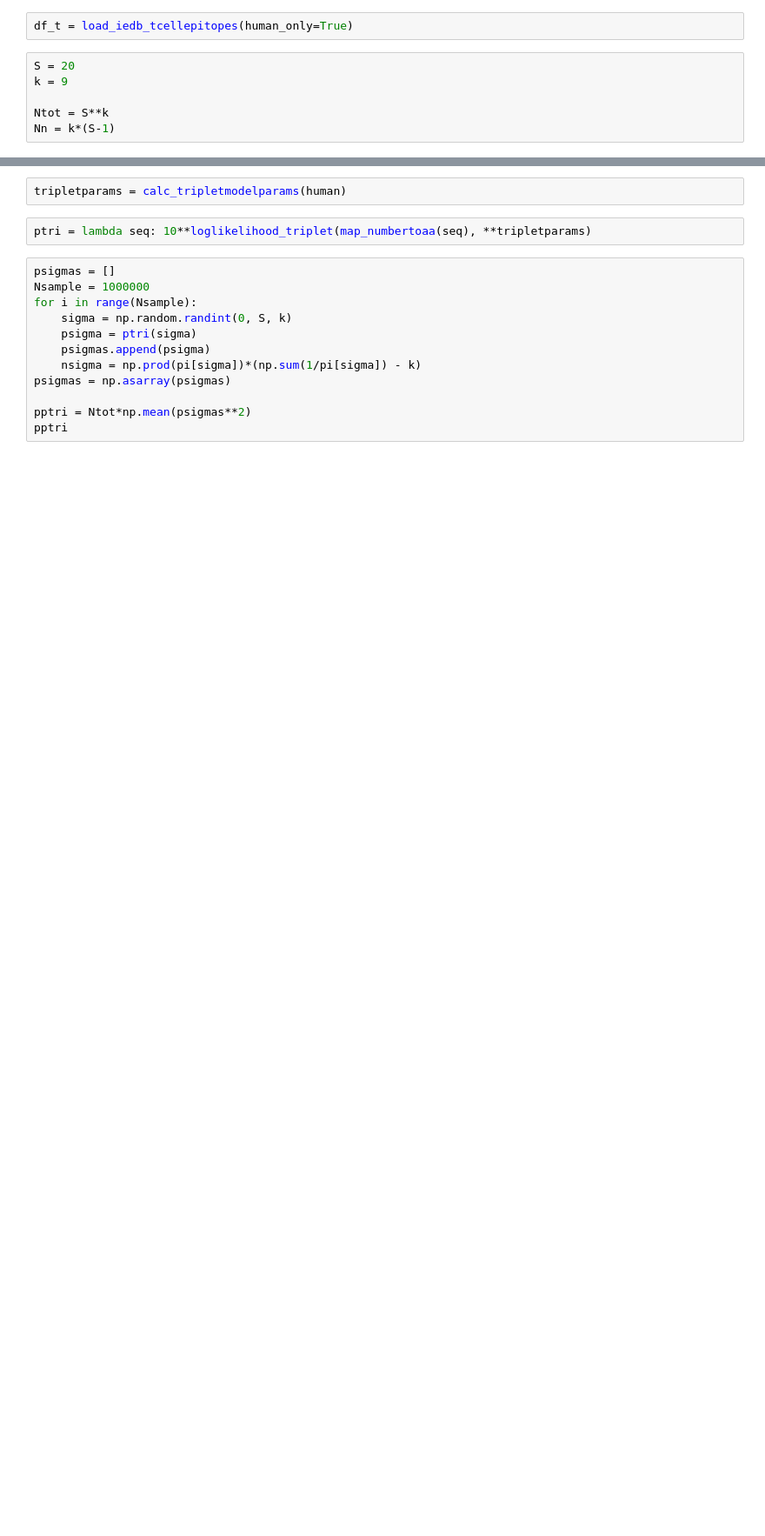
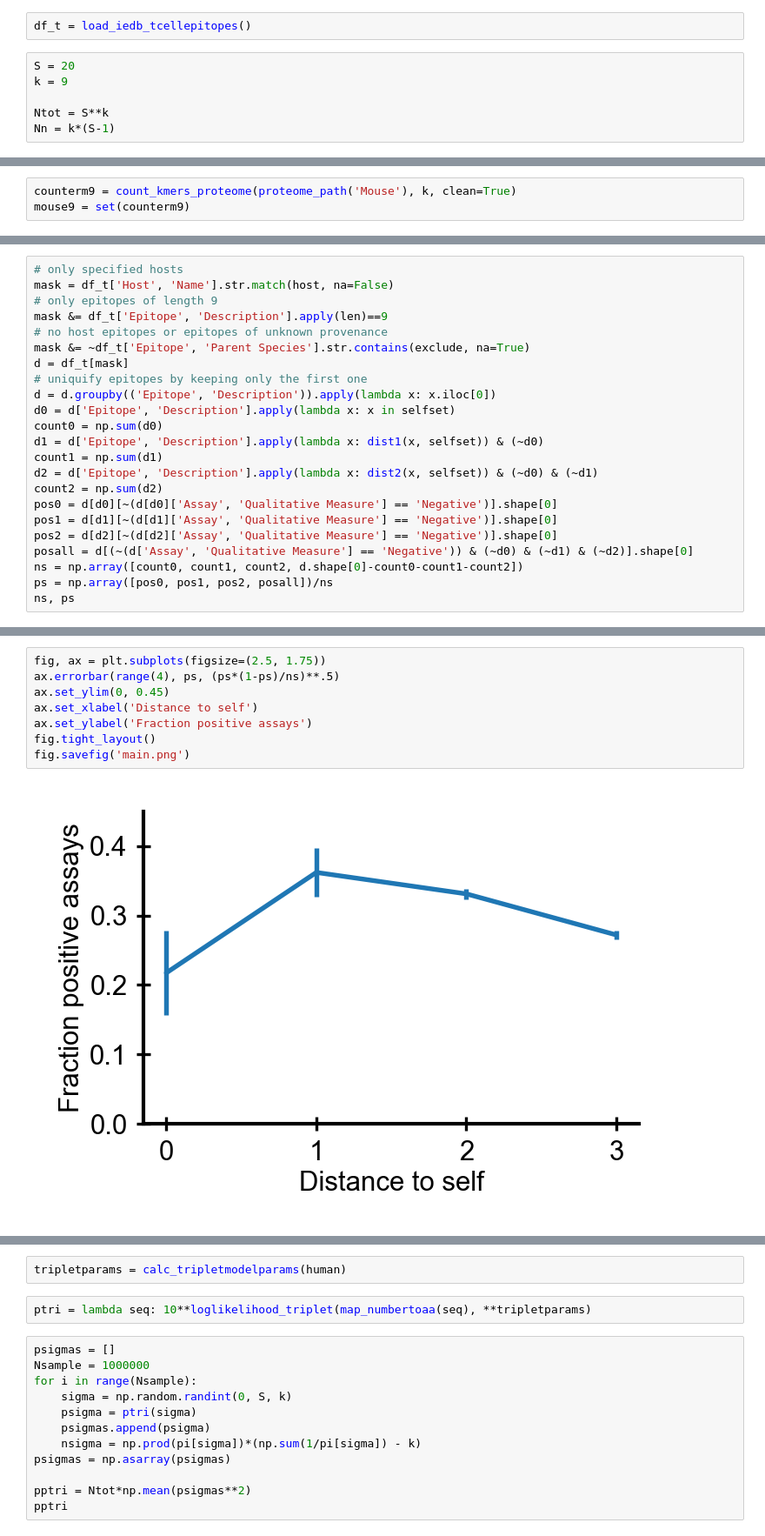
Before and after one commit to andim/peptidome, a Jupyter notebook: code/nndist/nn_analysis.ipynb, the cells around one changed output, grey strips where cells are left out. Shown: that part at 87% size. Cells and saved outputs as stored; diff of their text form; blank space fills up the shorter version.

```diff
--- a/code/nndist/nn_analysis.ipynb
+++ b/code/nndist/nn_analysis.ipynb
@@ -18,5 +19,5 @@ from lib import *
 # %%
-df_t = load_iedb_tcellepitopes(human_only=True)
+df_t = load_iedb_tcellepitopes()
 # %%
 S = 20
 k = 9
@@ -30,0 +31,3 @@ Nhuman = len(human9)
+# %%
+counterm9 = count_kmers_proteome(proteome_path('Mouse'), k, clean=True)
+mouse9 = set(counterm9)
@@ -30,0 +130,23 @@ Nhuman = len(human9)
+# %%
+# only specified hosts
+mask = df_t['Host', 'Name'].str.match(host, na=False)
+# only epitopes of length 9
+mask &= df_t['Epitope', 'Description'].apply(len)==9
+# no host epitopes or epitopes of unknown provenance
+mask &= ~df_t['Epitope', 'Parent Species'].str.contains(exclude, na=True)
+d = df_t[mask]
+# uniquify epitopes by keeping only the first one
+d = d.groupby(('Epitope', 'Description')).apply(lambda x: x.iloc[0])
+d0 = d['Epitope', 'Description'].apply(lambda x: x in selfset)
+count0 = np.sum(d0)
+d1 = d['Epitope', 'Description'].apply(lambda x: dist1(x, selfset)) & (~d0)
+count1 = np.sum(d1)
+d2 = d['Epitope', 'Description'].apply(lambda x: dist2(x, selfset)) & (~d0) & (~d1)
+count2 = np.sum(d2)
+pos0 = d[d0][~(d[d0]['Assay', 'Qualitative Measure'] == 'Negative')].shape[0]
+pos1 = d[d1][~(d[d1]['Assay', 'Qualitative Measure'] == 'Negative')].shape[0]
+pos2 = d[d2][~(d[d2]['Assay', 'Qualitative Measure'] == 'Negative')].shape[0]
+posall = d[(~(d['Assay', 'Qualitative Measure'] == 'Negative')) & (~d0) & (~d1) & (~d2)].shape[0]
+ns = np.array([count0, count1, count2, d.shape[0]-count0-count1-count2])
+ps = np.array([pos0, pos1, pos2, posall])/ns
+ns, ps
@@ -30,0 +156,10 @@ Nhuman = len(human9)
+# %%
+fig, ax = plt.subplots(figsize=(2.5, 1.75))
+ax.errorbar(range(4), ps, (ps*(1-ps)/ns)**.5)
+ax.set_ylim(0, 0.45)
+ax.set_xlabel('Distance to self')
+ax.set_ylabel('Fraction positive assays')
+fig.tight_layout()
+fig.savefig('main.png')
+# %% [output]
+[figure, added]
```
Also changed, not shown: parts of 38 cells of this notebook, 3 other files.
